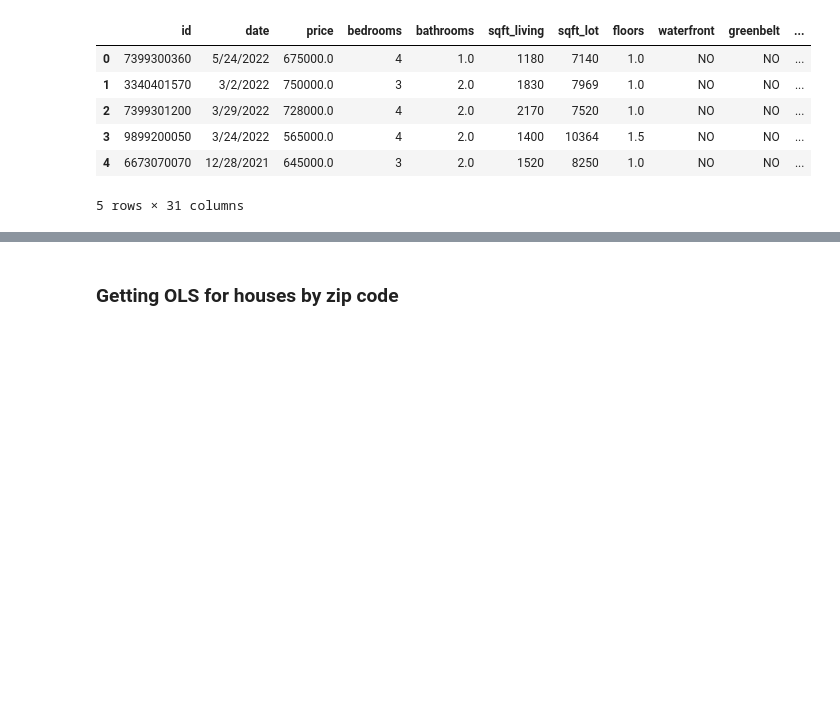
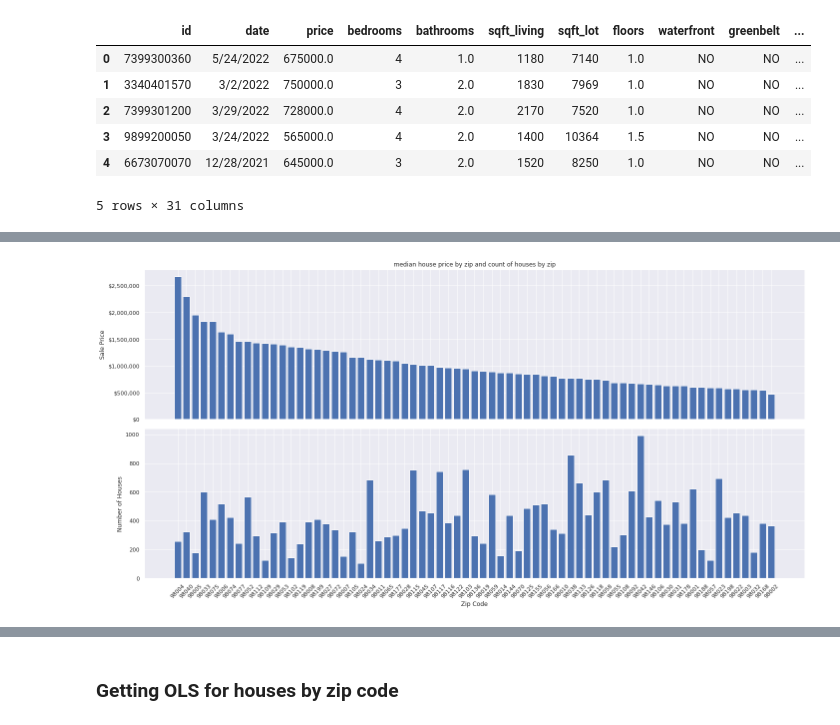
Before and after one commit to ParkedHampster/Modeled_Homes-Phase_2, a Jupyter notebook: individual_notebooks/jd.ipynb, the cells around one changed output, grey strips where cells are left out. Saved outputs shown, nothing was run; the diff lists cells and outputs as text; code cells hidden in the pictures; blank space fills up the shorter version.

Commit message:
update personal notebook add discovery for highest effect zips create additional graphs reorganize to add all definitions at top prep lower section for removal

```diff
--- a/individual_notebooks/jd.ipynb
+++ b/individual_notebooks/jd.ipynb
@@ -126,5 +137,18 @@ kc_only.head()
 # %%
 homes_df = kc_only[(kc_only['sqft_living'] > 400) &
     (kc_only['bedrooms'] > 0) &
-    (kc_only['bathrooms'] > 0)
+    (kc_only['bathrooms'] > 0) &
+    (kc_only['price'] < upper_cost)                        # <= dropping houses valued at and over $5,000,000 - most demographics will not be looking for this.
     ].drop(['lat','long'],axis=1)
+# %%
+# get zip codes that have at least 100 entries
+
+zip_counts = homes_df['zip'].value_counts().rename('zip_counts')
+zips_counted = homes_df.merge(
+    zip_counts,
+    left_on='zip',
+    right_index=True
+)
+zips_counted.info()
+min_zips = zips_counted[zips_counted['zip_counts'] >= 100]
+min_zips
@@ -130,0 +186,8 @@ homes_df = kc_only[(kc_only['sqft_living'] > 400) &
+# %%
+zip_by_price_median = min_zips[
+    ['zip','price']].groupby(by='zip').agg(
+        {'price':'median','zip':'size'}
+        ).rename(
+            columns={'zip':'count'}
+        ).reset_index().sort_values('price',ascending=False)
+zip_by_price_median
@@ -130,0 +238,24 @@ homes_df = kc_only[(kc_only['sqft_living'] > 400) &
+# %%
+fig, ax = plt.subplots(2,1, sharex=True, figsize=(20,10))
+
+y=[zip_by_price_median['price'],zip_by_price_median['count']]
+x = zip_by_price_median['zip']
+ax[0].bar(x=x, height=y[0])
+ax[1].bar(x=x, height=y[1])
+
+ax[0].set(
+    title='median house price by zip and count of houses by zip',
+    ylabel='Sale Price'
+)
+ax[1].set(
+    ylabel='Number of Houses',
+    xlabel='Zip Code',
+)
+
+dollar_format = mtick.StrMethodFormatter('${x:,.0f}')
+ax[0].yaxis.set_major_formatter(dollar_format)
+plt.xticks(rotation=45)
+plt.tight_layout()
+'';
+# %% [output]
+[figure, added]
```
Also changed, not shown: parts of 52 cells of this notebook.
